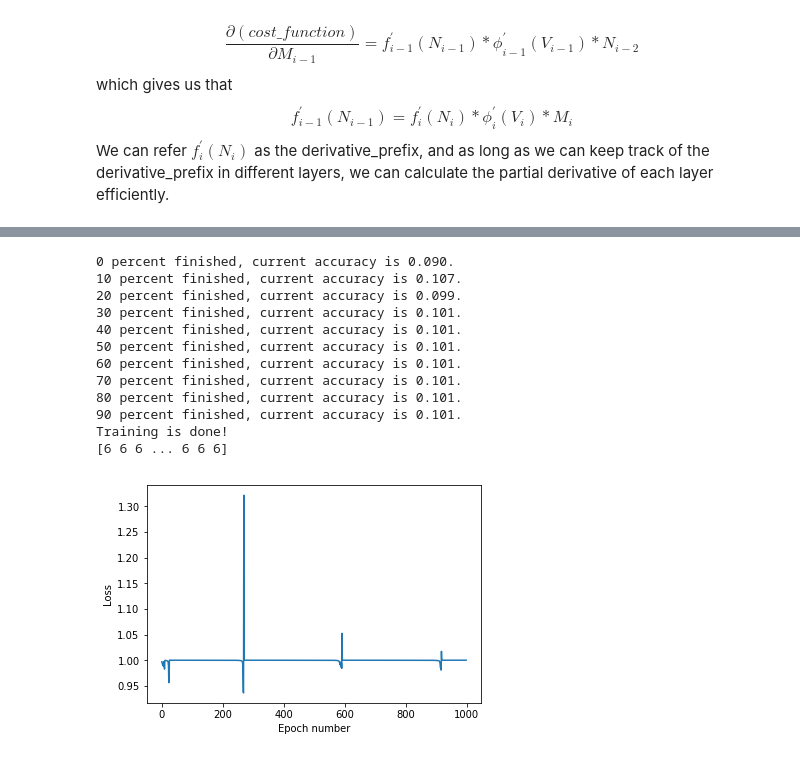
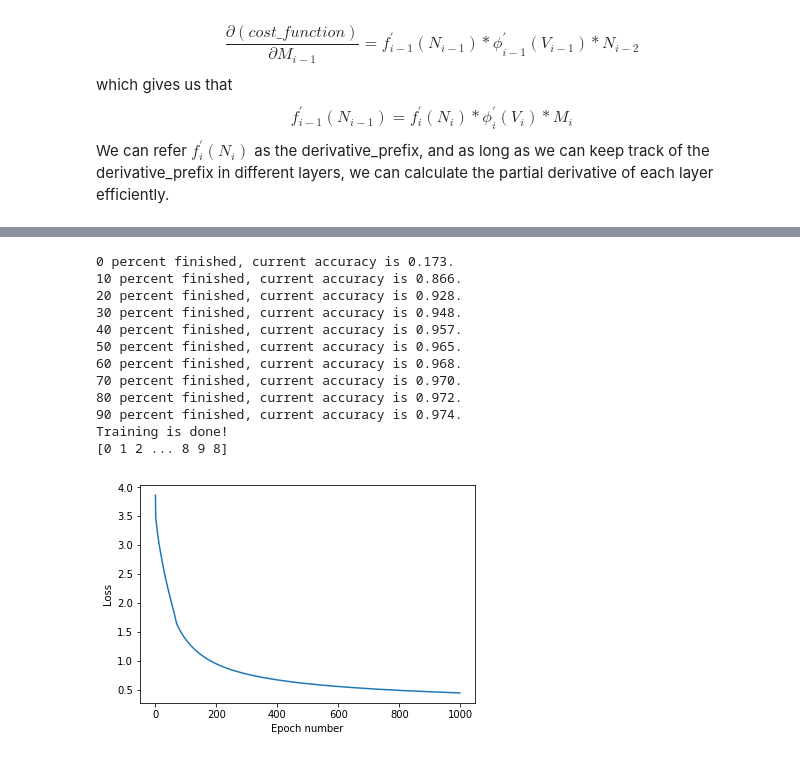
Before and after one commit to jamesothomas/MachineLearningPython, a Jupyter notebook: Lab4/Lab 4.ipynb, the cells around one changed output, grey strips where cells are left out. Drawn from its saved outputs; the diff is of its cells as text; code cells hidden in the pictures.

```diff
--- a/Lab4/Lab 4.ipynb
+++ b/Lab4/Lab 4.ipynb
@@ -204,7 +204,7 @@ class Sequential(object):
         if self.cost_function == 'quadratic':
             return -2 * (self.Y - self.neurons[-1])
         if self.cost_function == 'cross_entropy':
-            return -(self.Y/self.neurons[-1] +(self.Y-1)/(self.neurons[-1]-1))
+            return -(self.Y-self.neurons[-1])
 
     def _update_params(self):
         cur_dev_prefix = self.set_init_dev_prefix()
@@ -256,5 +256,6 @@ class Sequential(object):
         plt.xlabel('Epoch number')
         plt.ylabel('Loss')
         print('Training is done!')
+        return
 # %%
 model = Sequential(C=0.1, epochs=5000, eta=0.01, random_state=42,
@@ -341,37 +336,37 @@ Training is done!
 # %%
 from sklearn.datasets import load_digits
 
 ds = load_digits()
 X = ds.data/16.0-0.5
 Y = ds.target
 
-model = Sequential(C=0.1, epochs=1000, eta=0.01, random_state=42,
-                 cost_function='quadratic',
+model = Sequential(C=0.1, epochs=1000, eta=0.001, random_state=None,
+                 cost_function='cross_entropy',
                  metric='accuracy',
                  verbose=1,
                  regular='L1',
                  learning_rate=no_decay)
-model.add('Dense',30)
+model.add('Dense',60)
 model.add('Activation',Sigmoid)
 model.add('Dense',10)
 model.add('Activation',Sigmoid)
 
 
 
 model.fit(X,Y)
 
 print(model.predict(X))
 # %% [output]
-0 percent finished, current accuracy is 0.090.
-10 percent finished, current accuracy is 0.107.
-20 percent finished, current accuracy is 0.099.
-30 percent finished, current accuracy is 0.101.
-40 percent finished, current accuracy is 0.101.
-50 percent finished, current accuracy is 0.101.
-60 percent finished, current accuracy is 0.101.
-70 percent finished, current accuracy is 0.101.
-80 percent finished, current accuracy is 0.101.
-90 percent finished, current accuracy is 0.101.
+0 percent finished, current accuracy is 0.173.
+10 percent finished, current accuracy is 0.866.
+20 percent finished, current accuracy is 0.928.
+30 percent finished, current accuracy is 0.948.
+40 percent finished, current accuracy is 0.957.
+50 percent finished, current accuracy is 0.965.
+60 percent finished, current accuracy is 0.968.
+70 percent finished, current accuracy is 0.970.
+80 percent finished, current accuracy is 0.972.
+90 percent finished, current accuracy is 0.974.
 Training is done!
-[6 6 6 ... 6 6 6]
+[0 1 2 ... 8 9 8]
-[figure, old version]
+[figure, new version]
```
Also changed, not shown: parts of 2 cells of this notebook.
